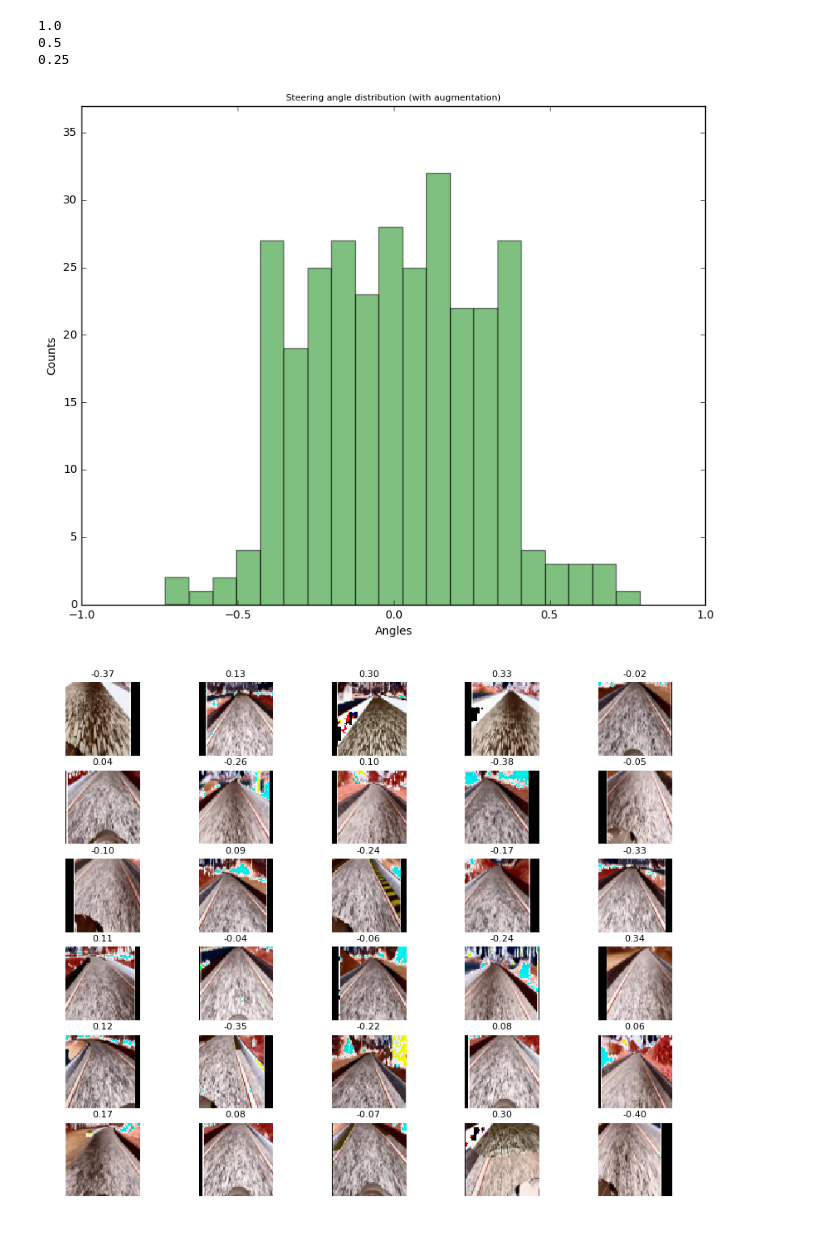
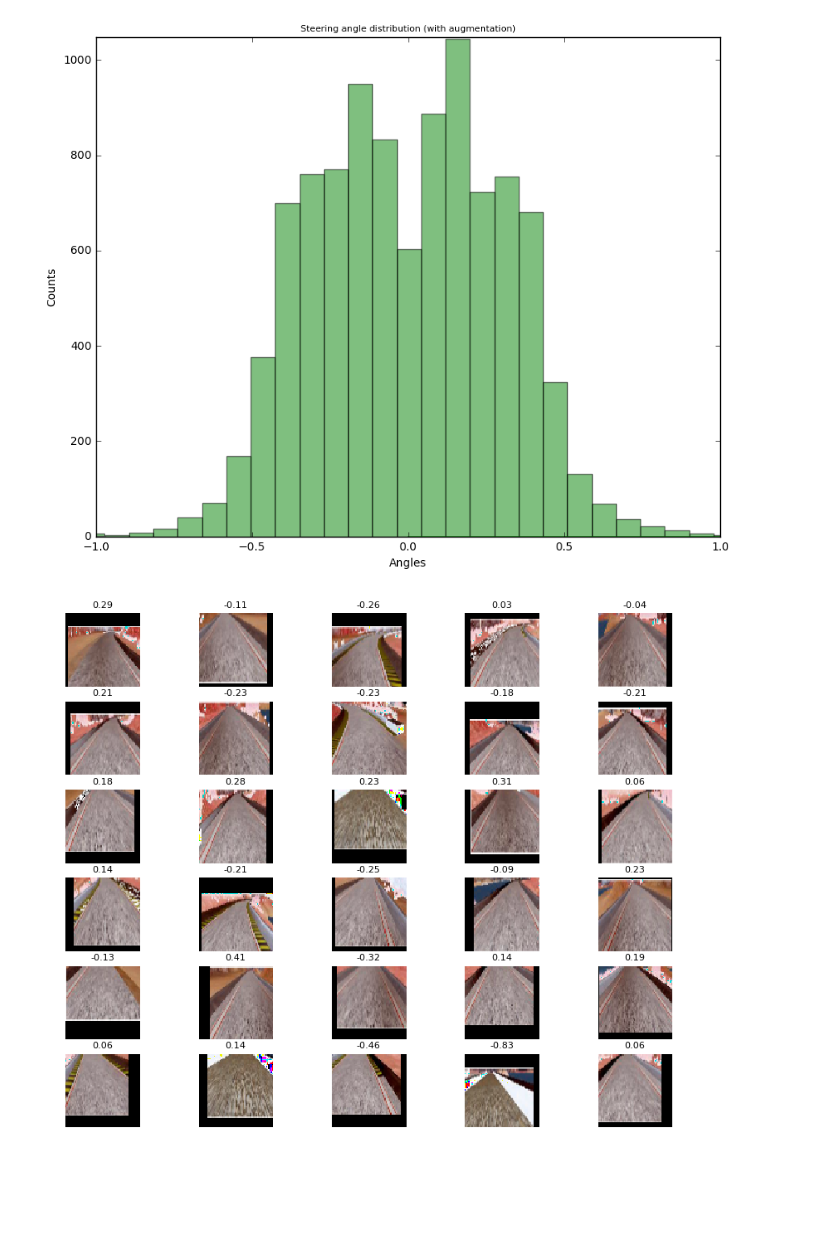
Before and after one commit to iamfaisalkhan/CarND-Behavioral-Cloning, a Jupyter notebook: Behavior-Clonning-v1.ipynb, the cells around one changed output. Cells and saved outputs as stored; diff of their text form; code cells hidden in the pictures; blank space fills up the shorter version.

```diff
--- a/Behavior-Clonning-v1.ipynb
+++ b/Behavior-Clonning-v1.ipynb
@@ -79,0 +53,16 @@ plt.show()
+# %%
+idx = np.random.randint(len(files))
+img = cv2.imread(files[idx][0])
+img = cv2.cvtColor(img, cv2.COLOR_BGR2RGB)
+
+
+print(files[idx])
+plt.imshow(img)
+plt.title(steering[idx])
+
+# Translation
+plt.figure()
+X, y = prepare(img, steering[idx])
+plt.imshow(X)
+plt.title(y)
+plt.show()
@@ -111,35 +102,39 @@ plot_random_sample(idx, 4)
+# %%
+
+N = len(files)
+samples = np.random.choice(N, N, replace=False)
+N_training = int(N * .90)
+
+training_files = [files[samples[i]] for i in range(N_training)]
+training_angles = [steering[samples[i]] for i in range(N_training)]
+
+testing_files = [files[samples[i]] for i in range(N_training, N)]
+testing_angles = [steering[samples[i]] for i in range(N_training, N)]
 # %%
 from model import *
 
-reset_bias() # Start the bias at 1.0
+train_X, train_y = next(training_generator(training_files, training_angles, 0.5, 10000))
 
-train_X, train_y = next(training_generator(files, steering, 300))
-train_X, train_y = next(training_generator(files, steering, 300))
-train_X, train_y = next(training_generator(files, steering, 300))
-
-n, bins, _ = plt.hist(train_y, 20, facecolor='green', alpha=0.5)
+n, bins, _ = plt.hist(train_y, 30, facecolor='green', alpha=0.5)
 plt.plot(bins)
 plt.title('Steering angle distribution (with augmentation)')
 plt.xlabel('Angles')
 plt.ylabel('Counts')
 plt.axis([-1, 1, 0, max(n)+5])
 
 plt.show()
 
 plt.figure()
 idxs = np.random.choice(train_X.shape[0], 30)
 for i in range(len(idxs)):
     img = train_X[idxs[i]]
     plt.subplot(6, 5, i+1)
     plt.imshow(img)
     plt.axis("off")
     plt.title("%0.2f"%(train_y[idxs[i]]))
 # %% [output]
-1.0
-0.5
-0.25
-[figure, old version]
+[figure, new version]
-[figure, old version]
+[figure, new version]
 # %%
 def getModel(key = "comma_ai"):
     model = Sequential()
```
Also changed, not shown: parts of 10 cells of this notebook, 4 other files.
